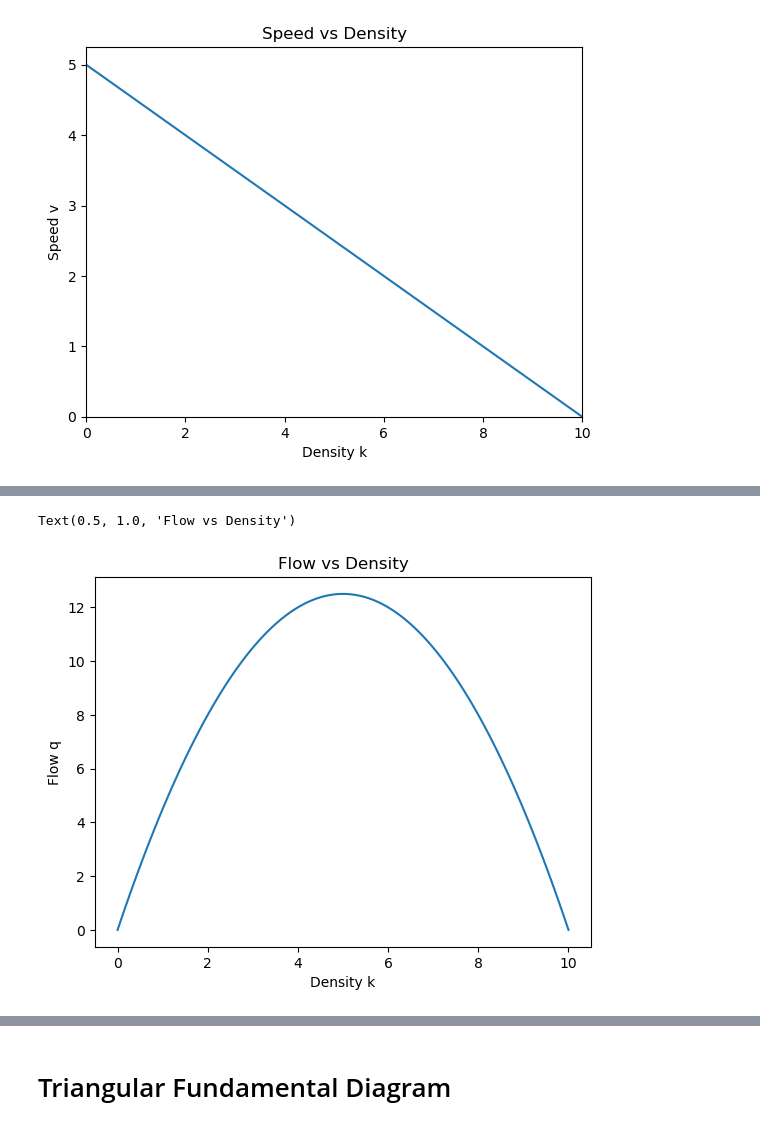
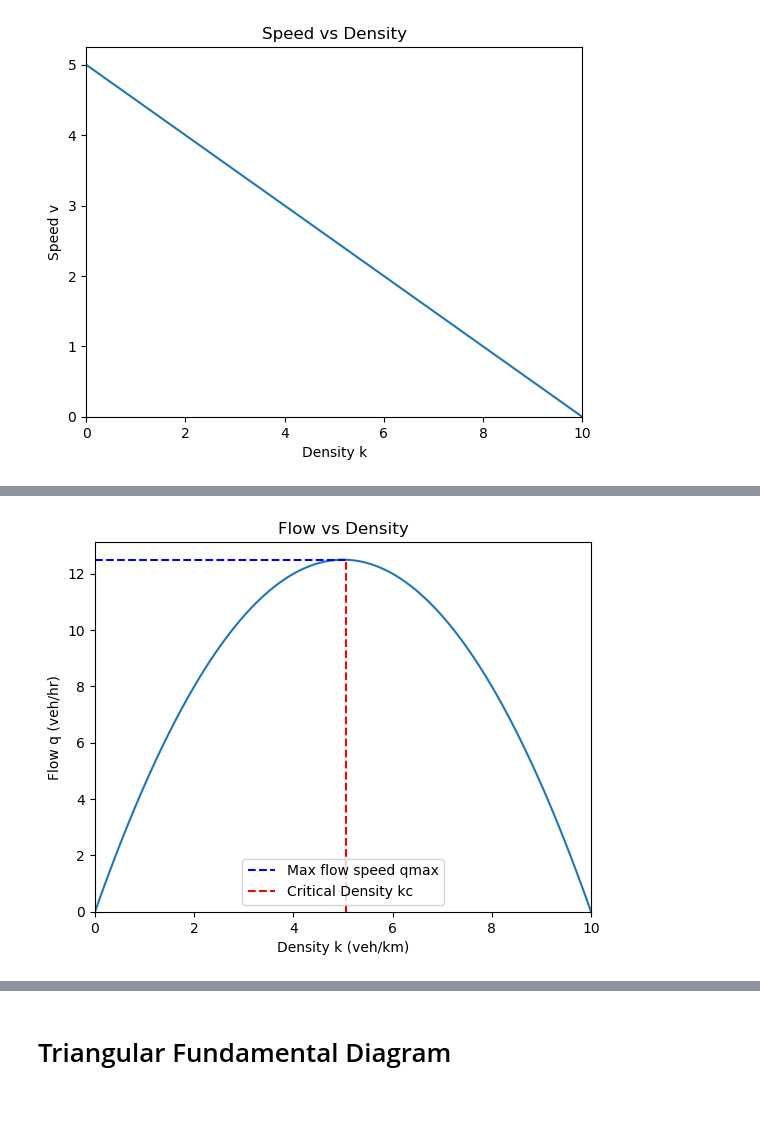
Before and after one commit to lotlouischoitslab/Computational_Transportation_Science, a Jupyter notebook: 01Traffic_Theory/03Fundamental_Diagrams.ipynb, the cells around one changed output, grey strips where cells are left out. Saved outputs shown, nothing was run; the diff lists cells and outputs as text; code cells hidden in the pictures.

```diff
--- a/01Traffic_Theory/03Fundamental_Diagrams.ipynb
+++ b/01Traffic_Theory/03Fundamental_Diagrams.ipynb
@@ -36,0 +67,9 @@ Text(0.5, 1.0, 'Speed vs Density')
+# %%
+k = np.linspace(0, 10, 100)
+vf = 5 # free-flow speed
+kj = 10 # jam density
+q = vf * k * (1 - (k / kj))
+plt.plot(k,q)
+plt.xlabel('Density k (veh/km)')
+plt.ylabel('Flow q (veh/hr)')
+plt.title('Flow vs Density')
@@ -37,10 +79,25 @@ Text(0.5, 1.0, 'Speed vs Density')
 # %%
-q = vf*k*(1-(k/kj))
-plt.plot(k,q)
-plt.xlabel('Density k')
-plt.ylabel('Flow q')
+plt.xlabel('Density k (veh/km)')
+plt.ylabel('Flow q (veh/hr)')
 plt.title('Flow vs Density')
+plt.plot(k, q)
+kc = k[len(k)//2]
+
+# Define the range of x and y values for the axvline and axhline
+qc = q[len(q)//2]
+x_vline = np.linspace(0, kc, 10)
+y_vline = np.full_like(x_vline, qc)
+
+y_hline = np.linspace(0, qc, 10)
+x_hline = np.full_like(y_hline, kc)
+
+plt.plot(x_vline, y_vline, linestyle='--', label='Max flow speed qmax', color='b')
+plt.plot(x_hline, y_hline, linestyle='--', label='Critical Density kc', color='r')
+
+plt.xlim(left=0, right=10)
+plt.ylim(bottom=0)
+plt.legend()
+plt.show()
 # %% [output]
-Text(0.5, 1.0, 'Flow vs Density')
-[figure, old version]
+[figure, new version]
 # %%
```
Also changed, not shown: parts of 8 cells of this notebook, 1 other file.
